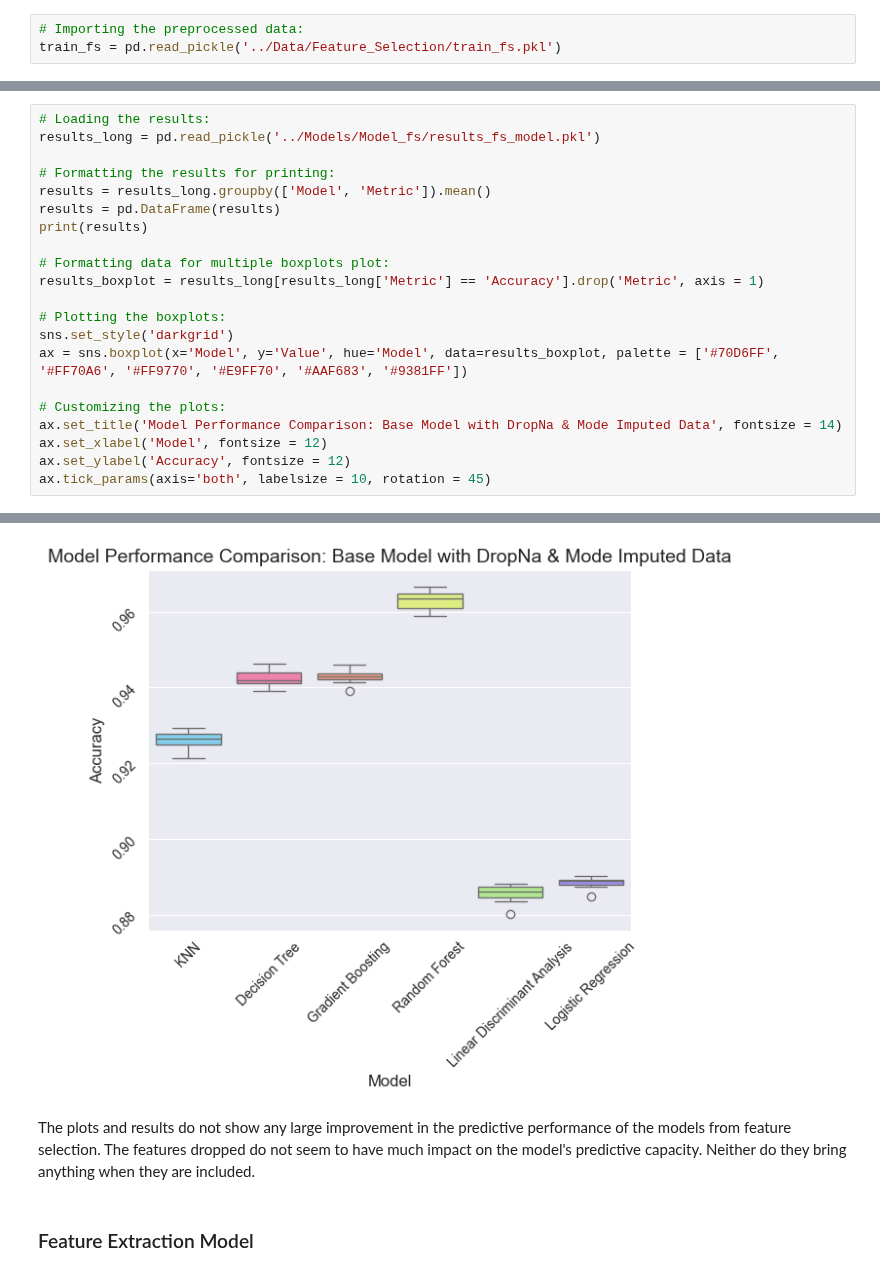
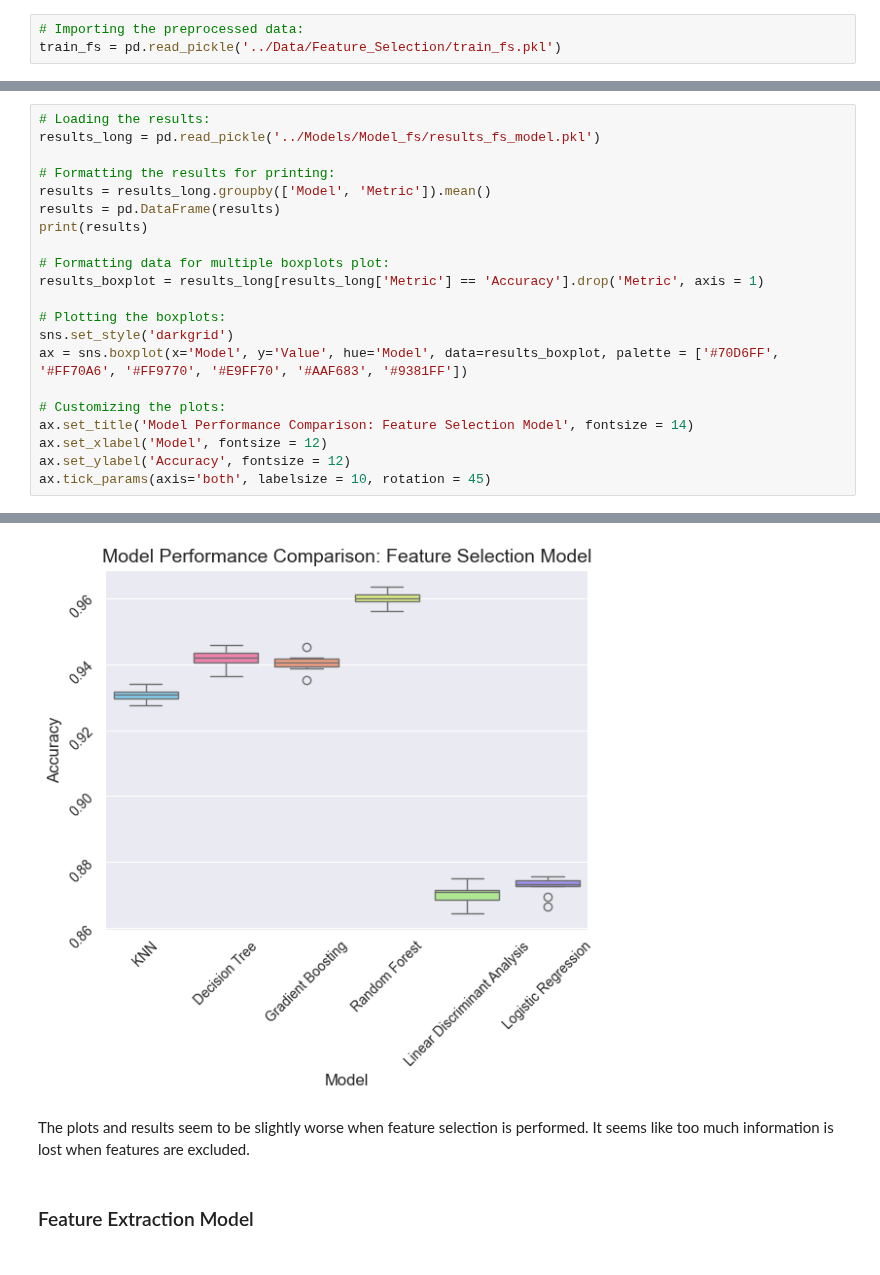
Before and after one commit to alexandra-pritoula/airline_passenger_satisfaction, a Jupyter notebook: Notebooks/model_training_and_evaluation.ipynb, the cells around one changed output, grey strips where cells are left out. Cells and saved outputs as stored; diff of their text form.

```diff
--- a/Notebooks/model_training_and_evaluation.ipynb
+++ b/Notebooks/model_training_and_evaluation.ipynb
@@ -537,7 +539,7 @@ sns.set_style('darkgrid')
 ax = sns.boxplot(x='Model', y='Value', hue='Model', data=results_boxplot, palette = ['#70D6FF', '#FF70A6', '#FF9770', '#E9FF70', '#AAF683', '#9381FF'])
 
 # Customizing the plots:
-ax.set_title('Model Performance Comparison: Base Model with DropNa & Mode Imputed Data', fontsize = 14)
+ax.set_title('Model Performance Comparison: Feature Selection Model', fontsize = 14)
 ax.set_xlabel('Model', fontsize = 12)
 ax.set_ylabel('Accuracy', fontsize = 12)
 ax.tick_params(axis='both', labelsize = 10, rotation = 45)
@@ -565,6 +567,6 @@ Random Forest                Accuracy   0.963091
-[figure, old version]
+[figure, new version]
-# %% [markdown]
-The plots and results do not show any large improvement in the predictive performance of the models from feature selection. The features dropped do not seem to have much impact on the model's predictive capacity. Neither do they bring anything when they are included.
+# %% [markdown]
+The plots and results seem to be slightly worse when feature selection is performed. It seems like too much information is lost when features are excluded.
 # %% [markdown]
 ### Feature Extraction Model
 # %% [markdown]
```
Also changed, not shown: parts of 24 cells of this notebook, 5 other files.
